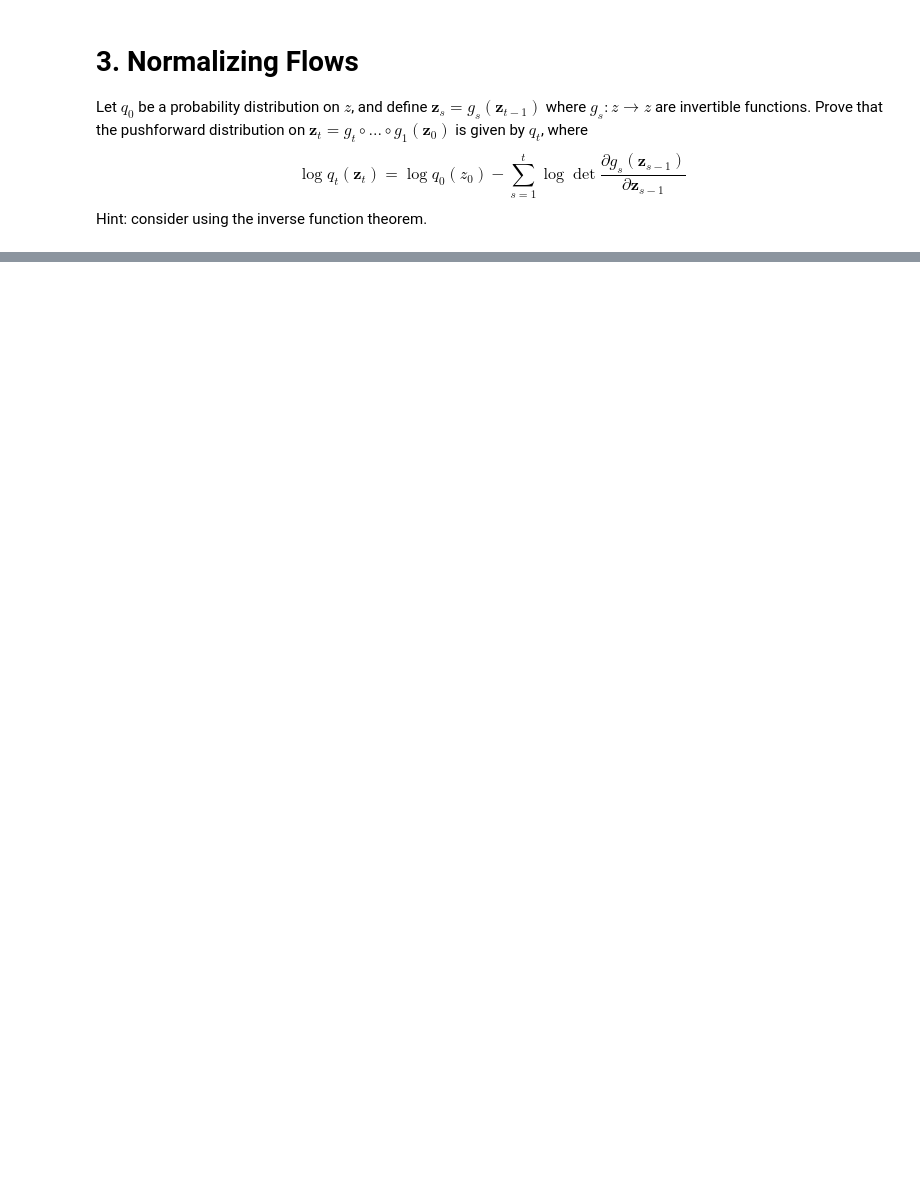
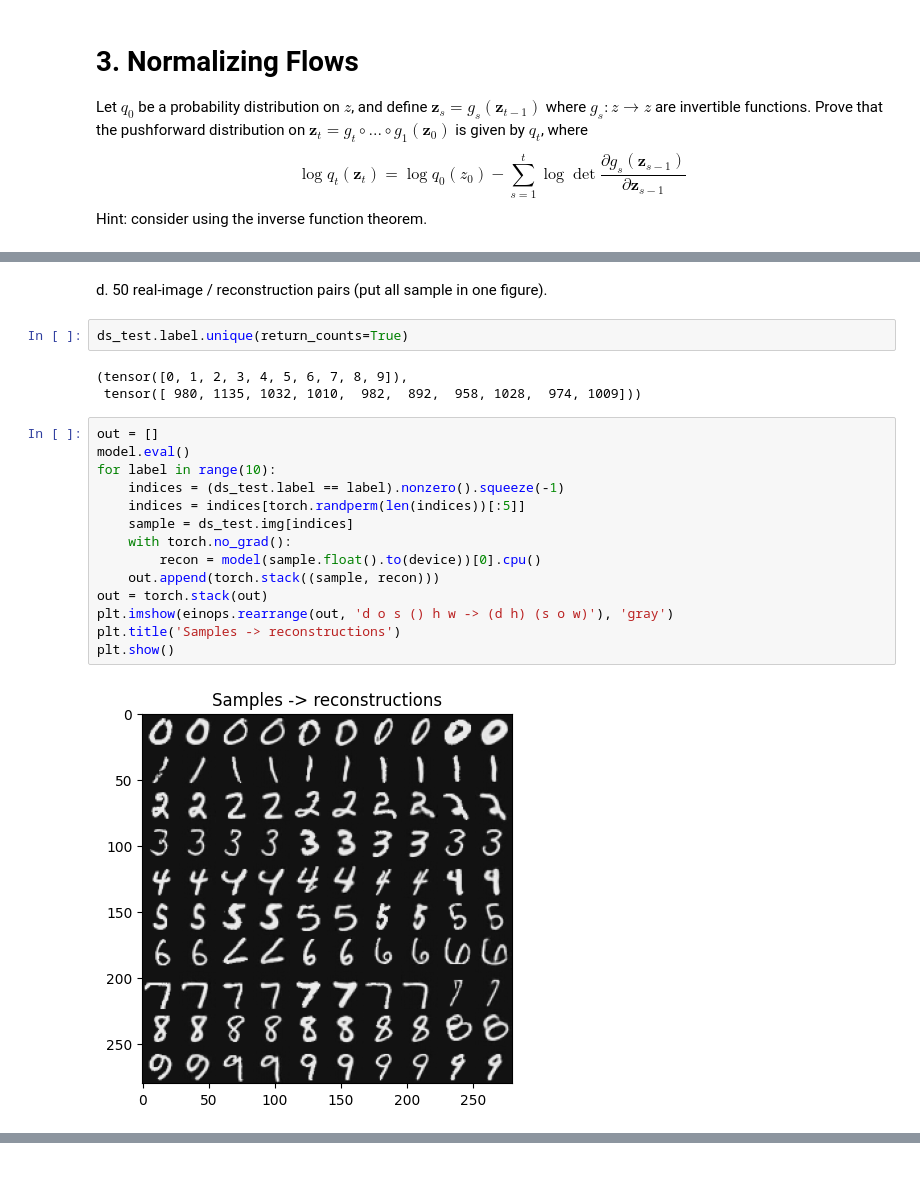
Before and after one commit to asy51/deepgenmodels, a Jupyter notebook: hw1.ipynb, the cells around one changed output, grey strips where cells are left out. Cells and saved outputs as stored; diff of their text form; blank space fills up the shorter version.

```diff
--- a/hw1.ipynb
+++ b/hw1.ipynb
@@ -98,0 +313,23 @@ architecture below suffices.
+# %% [markdown]
+d. 50 real-image / reconstruction pairs (put all sample in one figure).
+# %%
+ds_test.label.unique(return_counts=True)
+# %% [output]
+(tensor([0, 1, 2, 3, 4, 5, 6, 7, 8, 9]),
+ tensor([ 980, 1135, 1032, 1010,  982,  892,  958, 1028,  974, 1009]))
+# %%
+out = []
+model.eval()
+for label in range(10):
+    indices = (ds_test.label == label).nonzero().squeeze(-1)
+    indices = indices[torch.randperm(len(indices))[:5]]
+    sample = ds_test.img[indices]
+    with torch.no_grad():
+        recon = model(sample.float().to(device))[0].cpu()
+    out.append(torch.stack((sample, recon)))
+out = torch.stack(out)
+plt.imshow(einops.rearrange(out, 'd o s () h w -> (d h) (s o w)'), 'gray')
+plt.title('Samples -> reconstructions')
+plt.show()
+# %% [output]
+[figure, added]
```
Also changed, not shown: parts of 24 cells of this notebook, 9 other files.
